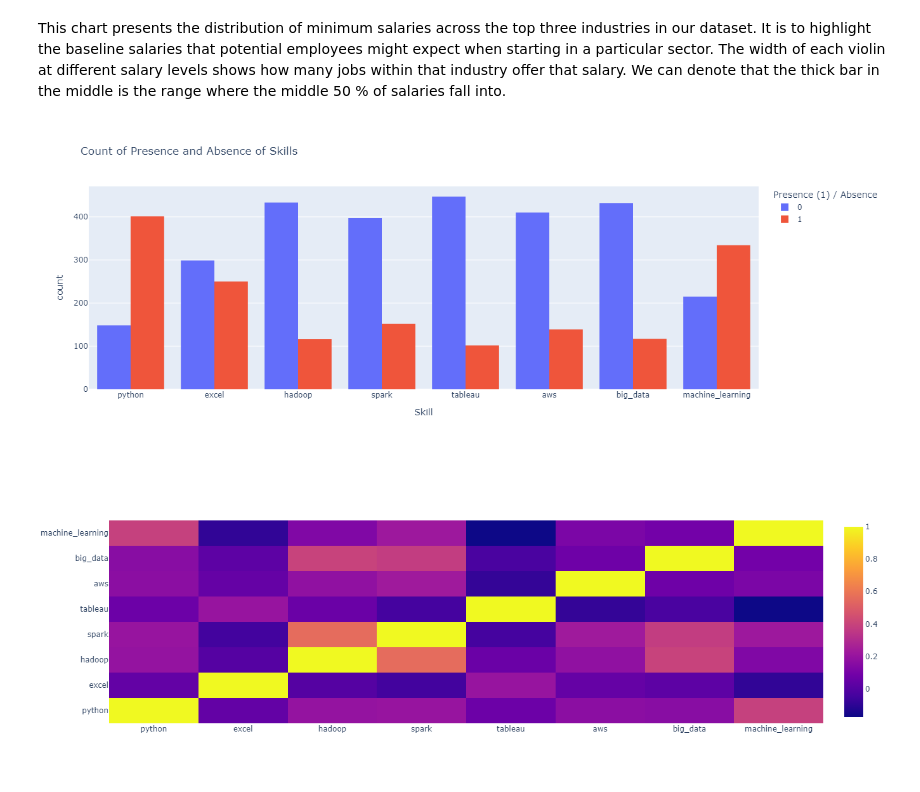
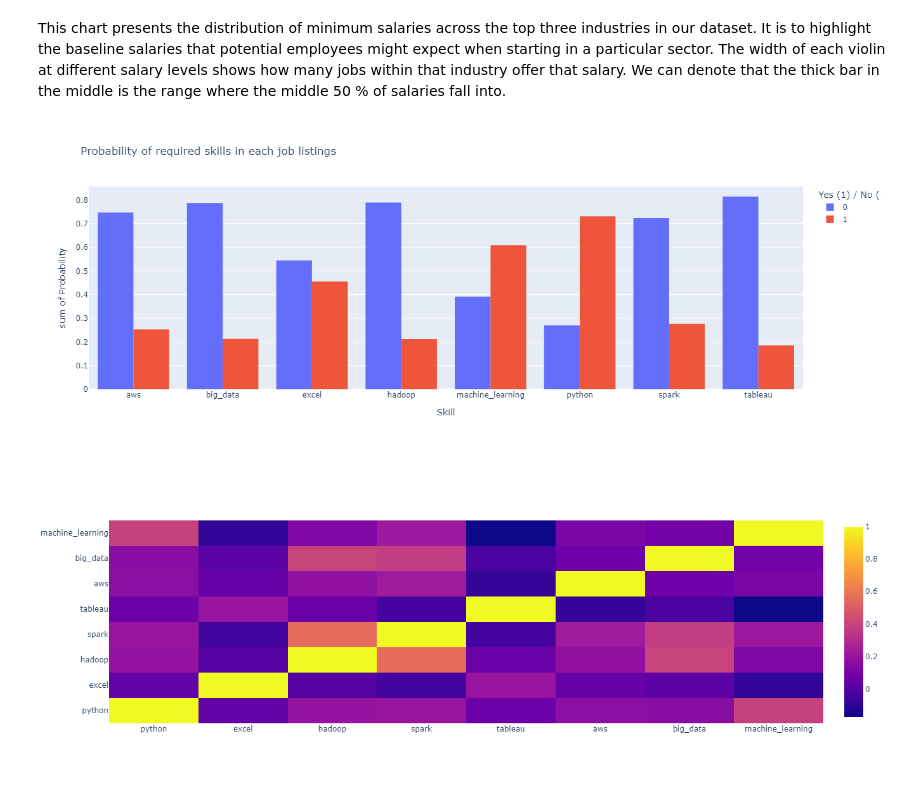
Before and after one commit to AngelX62/Data-Science-Job-Clean, a Jupyter notebook: Data_Science.ipynb, the cells around one changed output. Cells and saved outputs as stored; diff of their text form; code cells hidden in the pictures.

Commit message:
Added proabability of skill vizualization

```diff
--- a/Data_Science.ipynb
+++ b/Data_Science.ipynb
@@ -574,19 +574,22 @@ This chart presents the distribution of minimum salaries across the top three in
 # %%
 
 
 data = df[['python', 'excel', 'hadoop', 'spark',
              'tableau', 'aws', 'big_data', 'machine_learning']]
+
+
 data_melted = data.melt(var_name='Skill', value_name='Presence')
+prob_data = data_melted.groupby(['Skill', 'Presence']).size().reset_index(name = 'Count')
+prob_data['Probability'] = prob_data['Count'] / len(data)
 
-fig = px.histogram(data_melted, x='Skill', color='Presence', barmode='group',
-                   title='Count of Presence and Absence of Skills',
-                   labels={'Presence': 'Presence (1) / Absence (0)', 'count': 'Count'})
+fig = px.histogram(prob_data, x='Skill', y='Probability', color='Presence', barmode='group',
+                   title='Probability of required skills in each job listings',
+                   labels={'Probability': 'Probability', 'Presence': 'Yes (1) / No (0)'})
 
-fig.layout.height = 500
-fig.layout.width = 1000
+fig.update_layout(height=500, width=1000, yaxis)
 fig.show()
 # %% [output]
-[figure, old version]
+[figure, new version]
 # %%
 correl = df[['python', 'excel', 'hadoop', 'spark',
              'tableau', 'aws', 'big_data', 'machine_learning']].corr()
```
Also changed, not shown: parts of 1 cell of this notebook.
